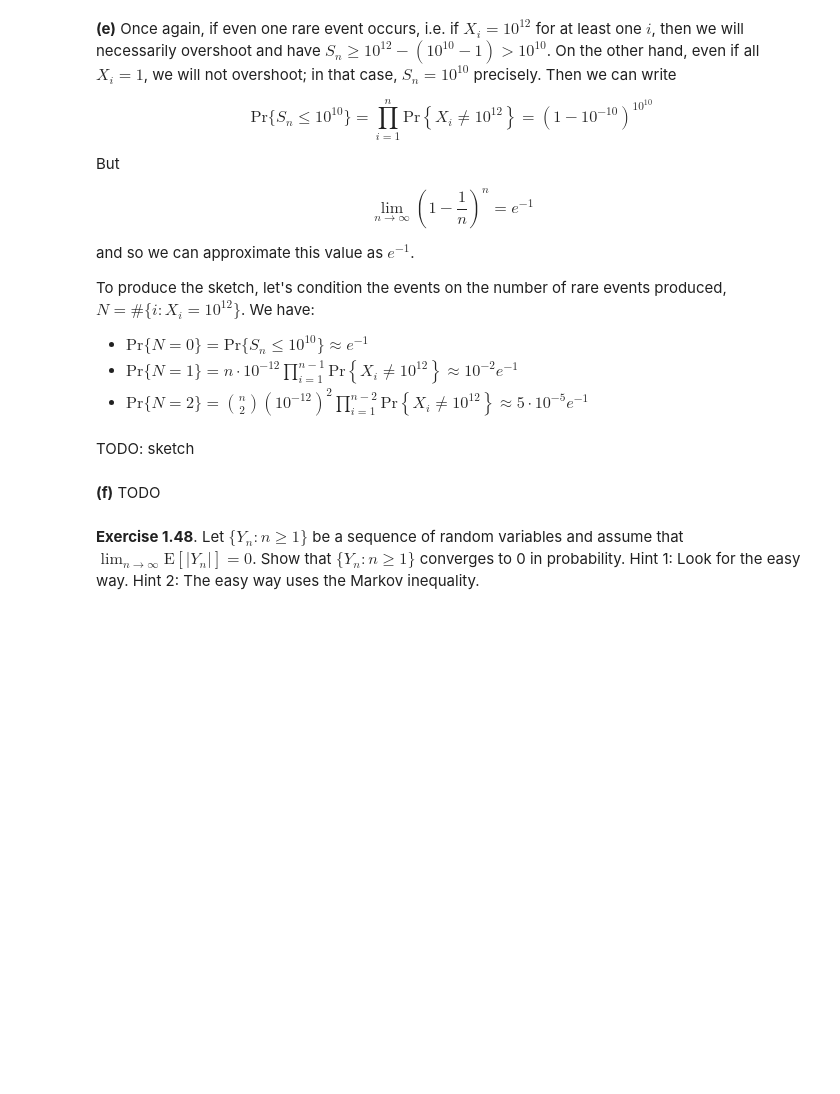
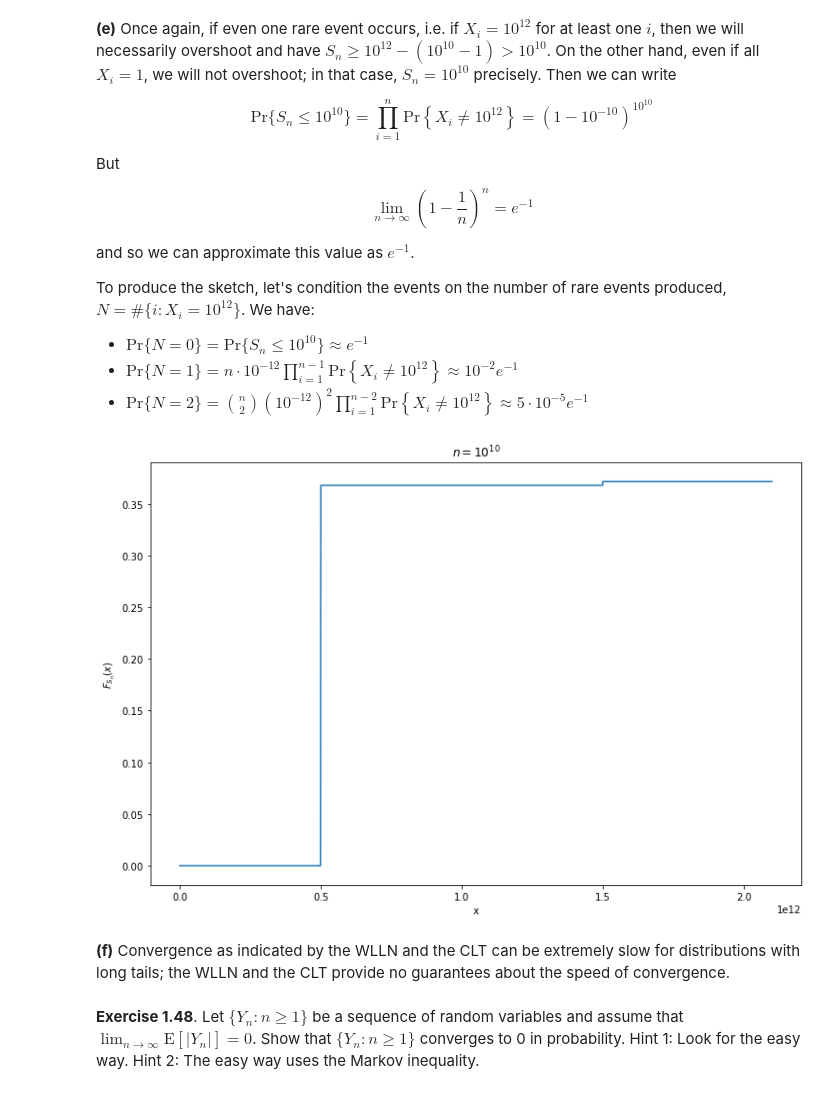
Before and after one commit to telmo-correa/stochastic-processes-theory-for-applications, a Jupyter notebook: Chapter 01 (Ex. 41 - 48) - Introduction and Review of Probability.ipynb, the cells around one changed output. Saved outputs shown, nothing was run; the diff lists cells and outputs as text; code cells hidden in the pictures; blank space fills up the shorter version.

```diff
--- a/Chapter 01 (Ex. 41 - 48) - Introduction and Review of Probability.ipynb
+++ b/Chapter 01 (Ex. 41 - 48) - Introduction and Review of Probability.ipynb
@@ -458,10 +479,33 @@ To produce the sketch, let's condition the events on the number of rare events p
 - $ \text{Pr}\{ N = 0 \} = \text{Pr}\{ S_n \leq 10^{10} \} \approx e^{-1} $
 - $ \text{Pr}\{ N = 1 \} = n \cdot 10^{-12} \prod_{i=1}^{n - 1} \text{Pr}\left\{ X_i \neq 10^{12} \right\} \approx 10^{-2} e^{-1} $
 - $ \text{Pr} \{ N = 2 \} = \binom{n}{2} (10^{-12})^2 \prod_{i=1}^{n - 2} \text{Pr}\left\{ X_i \neq 10^{12} \right\} \approx 5 \cdot 10^{-5} e^{-1} $
-# %% [markdown]
-TODO: sketch
-# %% [markdown]
-**(f)**  TODO
+# %%
+import numpy as np
+import matplotlib.pyplot as plt
+%matplotlib inline
+
+nn = np.arange(0, 2.1*10**12, step=10**9)
+
+n0 = np.exp(-1)
+n1 = 10**(-2) * np.exp(-1)
+n2 = 5 * 10**(-5) * np.exp(-1)
+
+# Approximate as step functions to cover the whole range and avoid overflow
+def F(x):
+    return n0 * np.where(x < 10**12 / 2, 0, 1) \
+        + n1 * np.where(x - 10**12 < 10**12 / 2, 0, 1) \
+        + n2 * np.where(x - 2 * 10**12 < 10**12 / 2, 0, 1)
+
+plt.figure(figsize=(12, 8))
+plt.plot(nn, F(nn))
+plt.xlabel('x')
+plt.ylabel(r'$F_{S_n}(x)$')
+plt.title(r'$n = 10^{10}$')
+plt.show()
+# %% [output]
+[figure, added]
+# %% [markdown]
+**(f)**  Convergence as indicated by the WLLN and the CLT can be extremely slow for distributions with long tails; the WLLN and the CLT provide no guarantees about the speed of convergence.
 # %% [markdown]
 **Exercise 1.48**.  Let $\{Y_n : n \geq 1\}$ be a sequence of random variables and assume that $\lim_{n \rightarrow \infty} \text{E}[|Y_n|] = 0$.  Show that $\{Y_n : n \geq 1\}$ converges to 0 in probability.  Hint 1: Look for the easy way.  Hint 2:  The easy way uses the Markov inequality.
 # %% [markdown]
```
Also changed, not shown: parts of 4 cells of this notebook.
